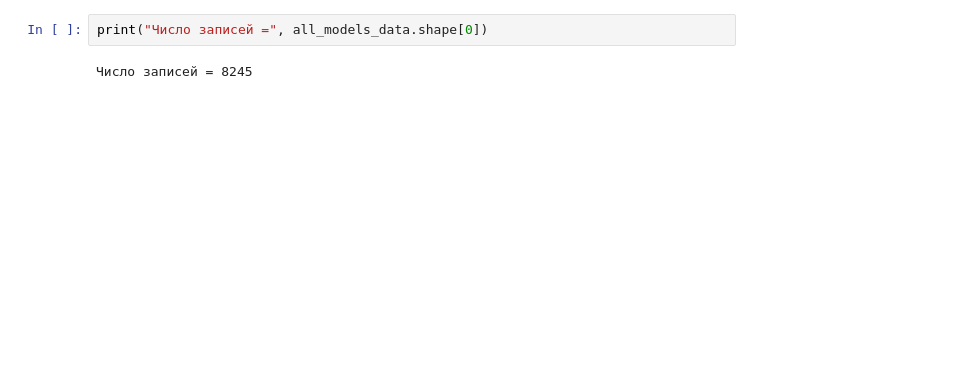
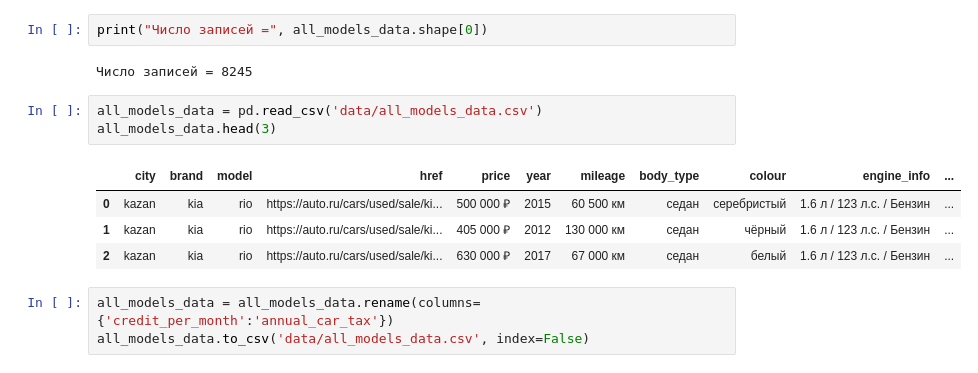
Before and after one commit to ArslanAhmadeev/AutomobileMarketAnalysis, a Jupyter notebook: Parsers.ipynb, the cells around one changed output. Cells and saved outputs as stored; diff of their text form; blank space fills up the shorter version.

```diff
--- a/Parsers.ipynb
+++ b/Parsers.ipynb
@@ -374,3 +374,14 @@ all_models_data.sample(10)
 print("Число записей =", all_models_data.shape[0])
 # %% [output]
 Число записей = 8245
+# %%
+all_models_data = pd.read_csv('data/all_models_data.csv')
+all_models_data.head(3)
+# %% [output]
+|  | city | brand | model | href | price | year | mileage | body_type | colour | engine_info | ... |
+| 0 | kazan | kia | rio | https://auto.ru/cars/used/sale/ki... | 500 000 ₽ | 2015 | 60 500 км | седан | серебристый | 1.6 л / 123 л.с. / Бензин | ... |
+| 1 | kazan | kia | rio | https://auto.ru/cars/used/sale/ki... | 405 000 ₽ | 2012 | 130 000 км | седан | чёрный | 1.6 л / 123 л.с. / Бензин | ... |
+| 2 | kazan | kia | rio | https://auto.ru/cars/used/sale/ki... | 630 000 ₽ | 2017 | 67 000 км | седан | белый | 1.6 л / 123 л.с. / Бензин | ... |
+# %%
+all_models_data = all_models_data.rename(columns={'credit_per_month':'annual_car_tax'})
+all_models_data.to_csv('data/all_models_data.csv', index=False)
```
Also changed, not shown: 4 other files.
